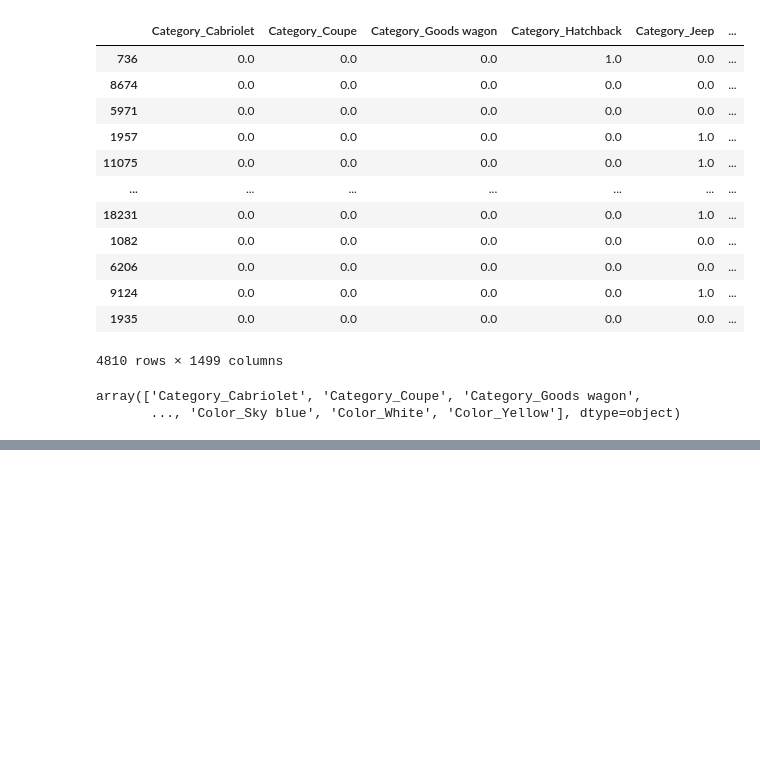
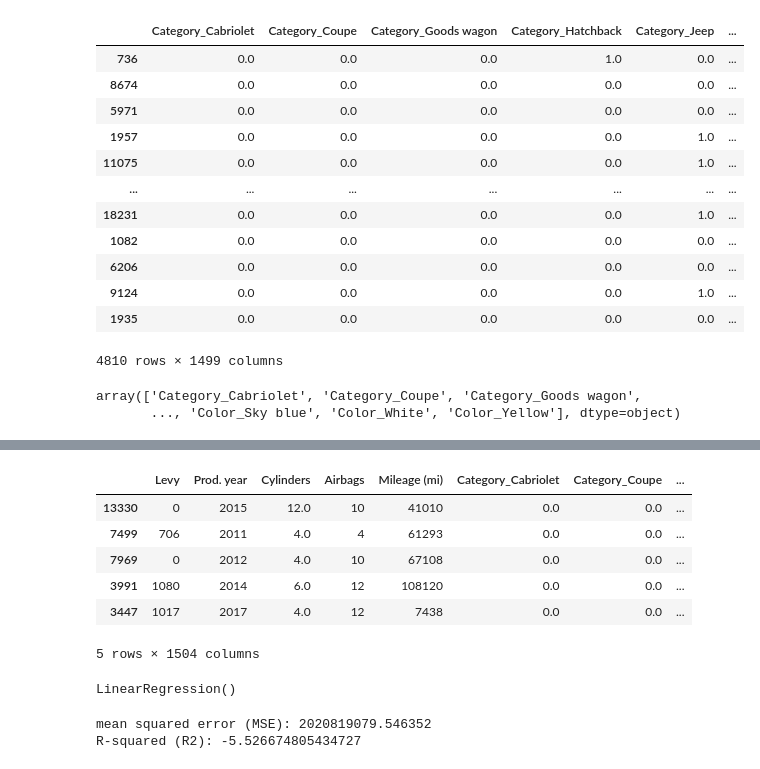
Before and after one commit to lordegraves/predictingCarPrices, a Jupyter notebook: main.ipynb, the cells around one changed output, grey strips where cells are left out. Cells and saved outputs as stored; diff of their text form; code cells hidden in the pictures; blank space fills up the shorter version.

Commit message:
Created Models and Scored Models

```diff
--- a/main.ipynb
+++ b/main.ipynb
@@ -223,3 +227,7 @@ ohe.get_feature_names_out()
 # %% [output]
 array(['Category_Cabriolet', 'Category_Coupe', 'Category_Goods wagon',
        ..., 'Color_Sky blue', 'Color_White', 'Color_Yellow'], dtype=object)
+# %%
+# isolate numeric data for X_Train
+X_train_numeric_df = X_train.select_dtypes(include=['number'])
+X_train_numeric_df.head()
@@ -225,0 +264,20 @@ array(['Category_Cabriolet', 'Category_Coupe', 'Category_Goods wagon',
+# %%
+# merge the isolated data
+joined_X_train = pd.concat([X_train_numeric_df, X_train_ohe], axis='columns')
+joined_X_train.head()
+# %% [output]
+|  | Levy | Prod. year | Cylinders | Airbags | Mileage (mi) | Category_Cabriolet | Category_Coupe | ... |
+| 13330 | 0 | 2015 | 12.0 | 10 | 41010 | 0.0 | 0.0 | ... |
+| 7499 | 706 | 2011 | 4.0 | 4 | 61293 | 0.0 | 0.0 | ... |
+| 7969 | 0 | 2012 | 4.0 | 10 | 67108 | 0.0 | 0.0 | ... |
+| 3991 | 1080 | 2014 | 6.0 | 12 | 108120 | 0.0 | 0.0 | ... |
+| 3447 | 1017 | 2017 | 4.0 | 12 | 7438 | 0.0 | 0.0 | ... |
+5 rows × 1504 columns
+# %%
+# Create the model (Linear Regression)
+model_lr = LinearRegression()
+
+#fit the model to the training data
+model_lr.fit(joined_X_train, y_train)
+# %% [output]
+LinearRegression()
@@ -225,0 +287,10 @@ array(['Category_Cabriolet', 'Category_Coupe', 'Category_Goods wagon',
+# %%
+# Score the prediction with mse and r2
+mse_lr = mean_squared_error(y_test, predicted_lr)
+r2_lr = r2_score(y_test, predicted_lr)
+
+print(f"mean squared error (MSE): {mse_lr}")
+print(f"R-squared (R2): {r2_lr}")
+# %% [output]
+mean squared error (MSE): 2020819079.546352
+R-squared (R2): -5.526674805434727
```
Also changed, not shown: parts of 12 cells of this notebook.
